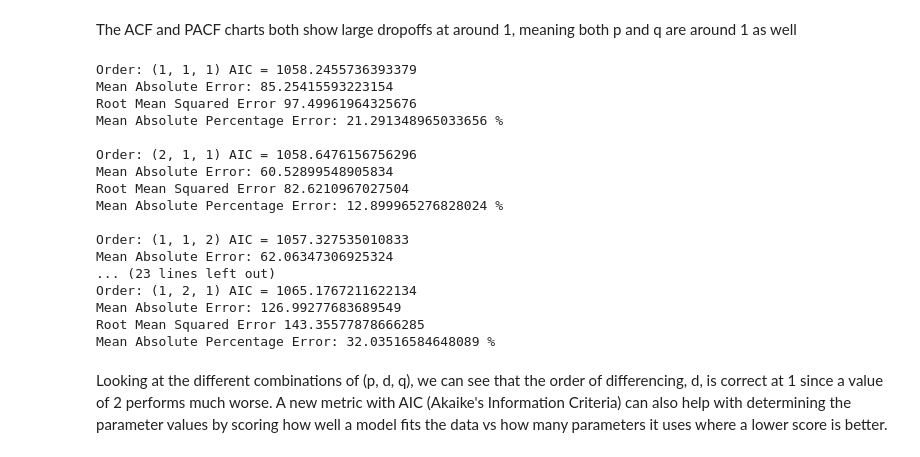
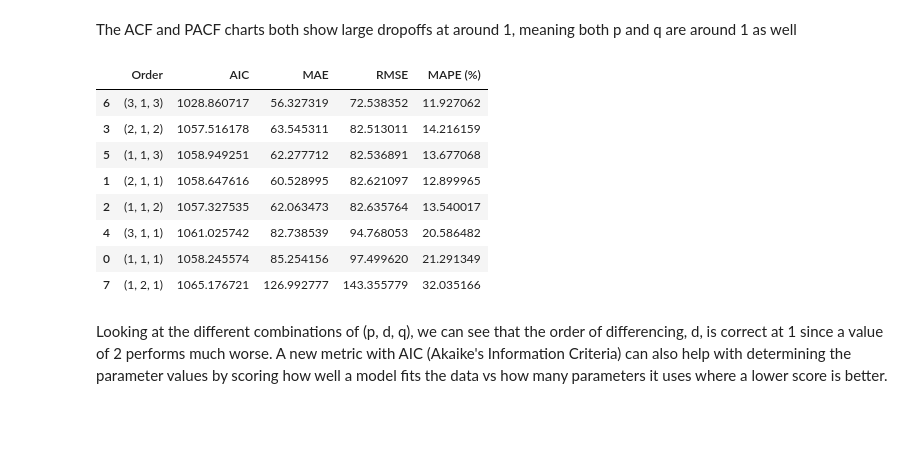
Before and after one commit to lyvin05/EE344-Time-Forecasting-Project, a Jupyter notebook: Notebooks/time_forecast_airline_passengers.ipynb, the cells around one changed output. Saved outputs shown, nothing was run; the diff lists cells and outputs as text; code cells hidden in the pictures; blank space fills up the shorter version.

```diff
--- a/Notebooks/time_forecast_airline_passengers.ipynb
+++ b/Notebooks/time_forecast_airline_passengers.ipynb
@@ -321,41 +333,48 @@ The ACF and PACF charts both show large dropoffs at around 1, meaning both p and
 # %%
 from statsmodels.tsa.arima.model import ARIMA
 
 # Try some different combinations of p and q
 orders = [
     (1, 1, 1), (2, 1, 1), (1, 1, 2),
     (2, 1, 2), (3, 1, 1), (1, 1, 3),
     (3, 1, 3), (1, 2, 1)
 ]
 
+results = []
 for order in orders:
     model = ARIMA(
         train["total_passengers"],
         order = order
     )
 
     fit = model.fit()
-    predictions = fit.forecast(steps=len(test))
-    print("\nOrder:", order, "AIC =", fit.aic)
-    evaluate(predictions, y_test)
+    pred = fit.forecast(steps=len(test))
+
+    mae = mean_absolute_error(y_test, pred)
+    rmse = root_mean_squared_error(y_test, pred)
+    mape = mean_absolute_percentage_error(y_test, pred) * 100
+
+    results.append({
+        "Order": order,
+        "AIC": fit.aic,
+        "MAE": mae,
+        "RMSE": rmse,
+        "MAPE (%)": mape
+    })
+
+results_table = pd.DataFrame(results)
+results_table = results_table.sort_values(by="RMSE")
+results_table
 # %% [output]
-Order: (1, 1, 1) AIC = 1058.2455736393379
-Mean Absolute Error: 85.25415593223154
-Root Mean Squared Error 97.49961964325676
-Mean Absolute Percentage Error: 21.291348965033656 %
-
-Order: (2, 1, 1) AIC = 1058.6476156756296
-Mean Absolute Error: 60.52899548905834
-Root Mean Squared Error 82.6210967027504
-Mean Absolute Percentage Error: 12.899965276828024 %
-
-Order: (1, 1, 2) AIC = 1057.327535010833
-Mean Absolute Error: 62.06347306925324
-... (23 lines left out)
-Order: (1, 2, 1) AIC = 1065.1767211622134
-Mean Absolute Error: 126.99277683689549
-Root Mean Squared Error 143.35577878666285
-Mean Absolute Percentage Error: 32.03516584648089 %
+|  | Order | AIC | MAE | RMSE | MAPE (%) |
+| 6 | (3, 1, 3) | 1028.860717 | 56.327319 | 72.538352 | 11.927062 |
+| 3 | (2, 1, 2) | 1057.516178 | 63.545311 | 82.513011 | 14.216159 |
+| 5 | (1, 1, 3) | 1058.949251 | 62.277712 | 82.536891 | 13.677068 |
+| 1 | (2, 1, 1) | 1058.647616 | 60.528995 | 82.621097 | 12.899965 |
+| 2 | (1, 1, 2) | 1057.327535 | 62.063473 | 82.635764 | 13.540017 |
+| 4 | (3, 1, 1) | 1061.025742 | 82.738539 | 94.768053 | 20.586482 |
+| 0 | (1, 1, 1) | 1058.245574 | 85.254156 | 97.499620 | 21.291349 |
+| 7 | (1, 2, 1) | 1065.176721 | 126.992777 | 143.355779 | 32.035166 |
 # %% [markdown]
 Looking at the different combinations of (p, d, q), we can see that the order of differencing, d, is correct at 1 since a value of 2 performs much worse. A new metric with AIC (Akaike's Information Criteria) can also help with determining the parameter values by scoring how well a model fits the data vs how many parameters it uses where a lower score is better.
 # %% [markdown]
```
Also changed, not shown: parts of 6 cells of this notebook.
